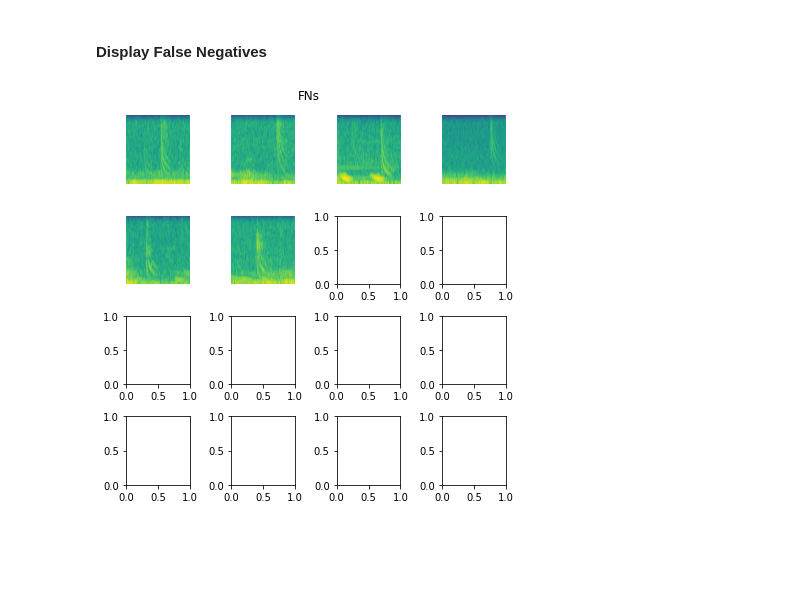
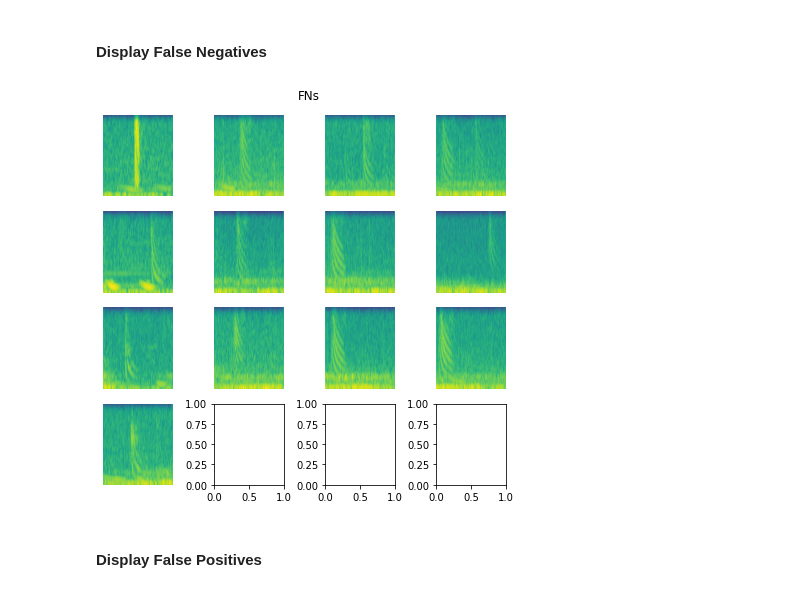
Before and after one commit to whoi-mars/detect_and_range, a Jupyter notebook: evaluate.ipynb, the cells around one changed output. Drawn from its saved outputs; the diff is of its cells as text; code cells hidden in the pictures; blank space fills up the shorter version.

```diff
--- a/evaluate.ipynb
+++ b/evaluate.ipynb
@@ -33,7 +34,7 @@ dl = dataLoader.get_dataloaders(data_dir=config.data_dir,
 # %%
 model = BranchedTCN(input_size=232, output_size=2, num_channels=[368]*9, kernel_size=6, dropout=0.35).to(device)
 #model = TCN(input_size=232, output_size=2, num_channels=[368]*9, kernel_size=6, dropout=0.35).to(device)
-model.load_state_dict(torch.load(os.path.join(config.models_dir + '/TCN_6s_38_Uncertain_Branched', 'weights_50.pt'), map_location=device)['model_state_dict'])
+model.load_state_dict(torch.load(os.path.join(config.models_dir + '/L2Norm', 'weights_67.pt'), map_location=device)['model_state_dict'])
 # %% [output]
 <All keys matched successfully>
 # %% [markdown]
@@ -88,6 +89,7 @@ def evaluate_model(model, dataloader, thresh=0.5, save_data=False):
 
     ranges_p = np.asarray(ranges_p)
     ranges_t = np.asarray(ranges_t)
+    ranges_t[ranges_t < 0] = -1
     class_p = np.asarray(class_p)
     class_t = np.asarray(class_t)
     X = np.asarray(X)
@@ -232,7 +248,8 @@ display_FNs(ranges_t, ranges_p, class_t, class_p, dl['test'].dataset.inputs['dat
 warp_dataset = dataLoader.Warped(dir_path=config.exp_data,
                                  max_range=config.max_range,
                                  transform=dataLoader.get_image_transforms()['eval'],
-                                 squeeze=True)
+                                 squeeze=True,
+                                 hpf=False)
 
 warp_dl = {'test': data.DataLoader(warp_dataset, batch_size=5, shuffle=False)}
 # %% [markdown]
@@ -242,16 +259,23 @@ warp_dl = {'test': data.DataLoader(warp_dataset, batch_size=5, shuffle=False)}
 warp_ranges_p, warp_ranges_t, warp_class_p, warp_class_t, X = evaluate_model(model, warp_dl['test'], thresh=0.5, save_data=True)
 
 # filter so that true ranges are within the bounds of the training data
-inds = np.where((warp_ranges_t <= config.max_range) & (warp_ranges_t >= 5000))
+inds = np.where((warp_ranges_t <= config.max_range) & (warp_ranges_t >= config.min_range) & (warp_ranges_t != -1))
+inds_fnfp = np.where((warp_ranges_t <= config.max_range) & (warp_ranges_t >= config.min_range) | (warp_ranges_t == -1))
+# Filter out calls within range of trining data and the noise examples
+acc_inds = np.where(((warp_ranges_t <= config.max_range) & (warp_ranges_t >= config.min_range)) | (warp_ranges_t == -1))
+
+# get calls in range of training data
 warp_ranges_p_filt = warp_ranges_p[inds[0]]
 warp_class_t_filt = warp_class_t[inds[0]]
 warp_class_p_filt = warp_class_p[inds[0]]
 warp_ranges_t_filt = warp_ranges_t[inds[0]]
-dataset_filt = warp_dl['test'].dataset.inputs['data'][inds[0],...]
-# get some stats
+dataset = warp_dl['test'].dataset.inputs['data']
+dataset_filt = dataset[inds[0],...]
 print(f"{warp_class_p_filt.sum()} / {warp_class_t_filt.sum()} calls detected")
-p = precision_score(warp_class_t, warp_class_p)
-r = recall_score(warp_class_t, warp_class_p)
-a = (warp_class_t == warp_class_p).sum() / len(warp_class_t)
+
+# Get some stats with in-range calls and noise examples
+p = precision_score(warp_class_t[acc_inds[0]], warp_class_p[acc_inds[0]])
+r = recall_score(warp_class_t[acc_inds[0]], warp_class_p[acc_inds[0]])
+a = (warp_class_t[acc_inds[0]] == warp_class_p[acc_inds[0]]).sum() / len(warp_class_t[acc_inds[0]])
 print("Accuracy: {:.4f}\nPrecision: {:.4f}\nRecall: {:.4f}".format(a, p, r))
 # %% [output]
@@ -278,6 +302,8 @@ display_high_error(warp_ranges_t_filt, warp_ranges_p_filt, warp_class_t_filt, wa
 # %% [markdown]
 #### Display False Negatives
 # %%
-display_FNs(warp_ranges_t_filt, warp_ranges_p_filt, warp_class_t_filt, warp_class_p_filt, dataset_filt)
+display_FNs(warp_ranges_t[inds_fnfp[0]], warp_ranges_p[inds_fnfp[0]], warp_class_t[inds_fnfp[0]], warp_class_p[inds_fnfp[0]], dataset[inds_fnfp[0]])
 # %% [output]
-[figure, old version]
+[figure, new version]
+# %% [markdown]
+#### Display False Positives
```
Also changed, not shown: parts of 13 cells of this notebook.
